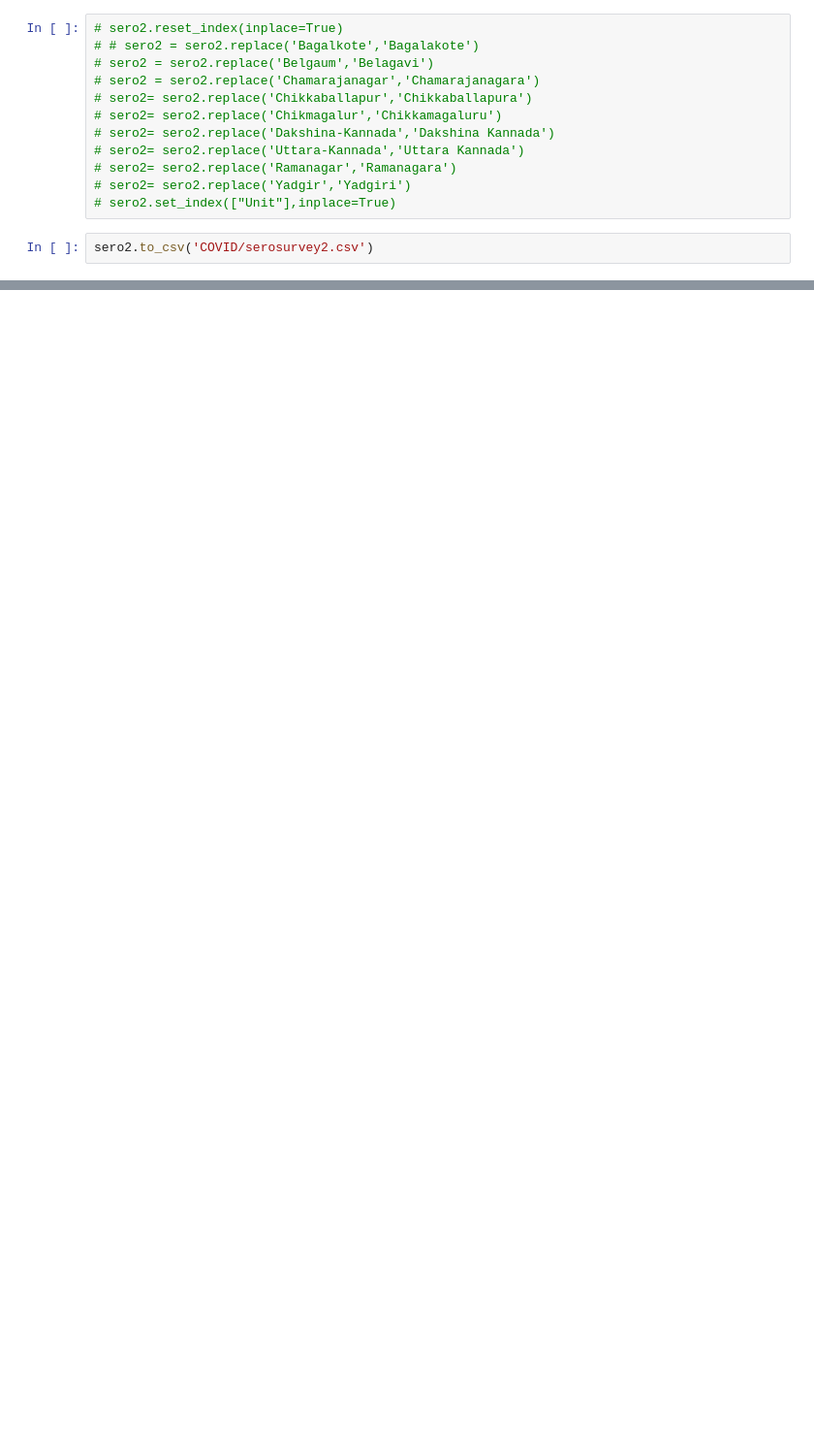
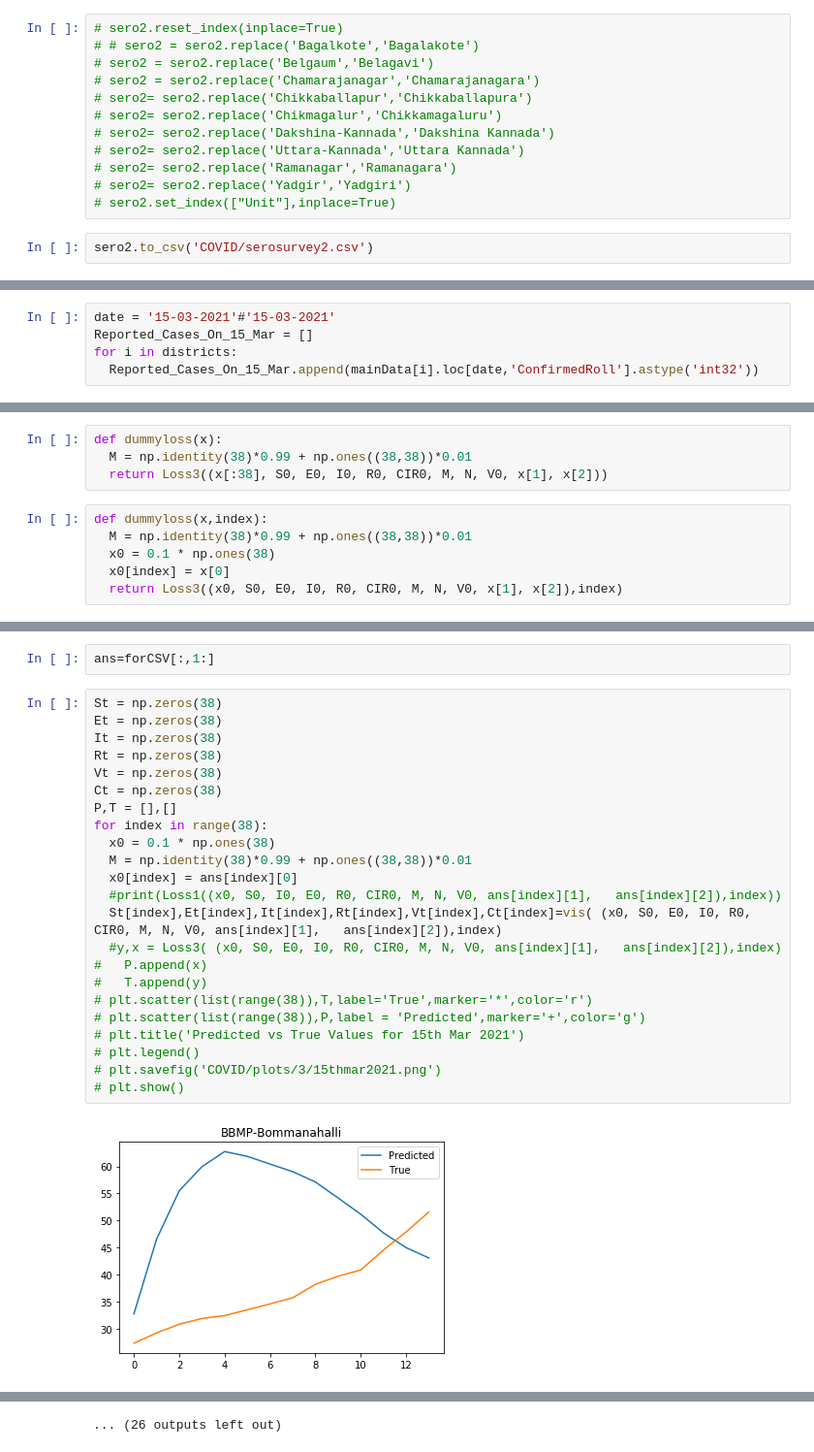
Before and after one commit to abhi1ranjan/covid19-modelling, a Jupyter notebook: covid_Project.ipynb, the cells around one changed output, grey strips where cells are left out. Shown at 97% size. Saved outputs shown, nothing was run; the diff lists cells and outputs as text; blank space fills up the shorter version.

```diff
--- a/covid_Project.ipynb
+++ b/covid_Project.ipynb
@@ -915,0 +1179,5 @@ sero2
+# %%
+date = '15-03-2021'#'15-03-2021'
+Reported_Cases_On_15_Mar = []
+for i in districts:
+  Reported_Cases_On_15_Mar.append(mainData[i].loc[date,'ConfirmedRoll'].astype('int32'))
@@ -915,0 +1292,10 @@ sero2
+# %%
+def dummyloss(x):
+  M = np.identity(38)*0.99 + np.ones((38,38))*0.01
+  return Loss3((x[:38], S0, E0, I0, R0, CIR0, M, N, V0, x[1], x[2]))
+# %%
+def dummyloss(x,index):
+  M = np.identity(38)*0.99 + np.ones((38,38))*0.01
+  x0 = 0.1 * np.ones(38)
+  x0[index] = x[0]
+  return Loss3((x0, S0, E0, I0, R0, CIR0, M, N, V0, x[1], x[2]),index)
@@ -915,0 +1495,27 @@ sero2
+# %%
+ans=forCSV[:,1:]
+# %%
+St = np.zeros(38)
+Et = np.zeros(38)
+It = np.zeros(38)
+Rt = np.zeros(38)
+Vt = np.zeros(38)
+Ct = np.zeros(38)
+P,T = [],[]
+for index in range(38):
+  x0 = 0.1 * np.ones(38)
+  M = np.identity(38)*0.99 + np.ones((38,38))*0.01
+  x0[index] = ans[index][0]
+  #print(Loss1((x0, S0, I0, E0, R0, CIR0, M, N, V0, ans[index][1],   ans[index][2]),index))
+  St[index],Et[index],It[index],Rt[index],Vt[index],Ct[index]=vis( (x0, S0, E0, I0, R0, CIR0, M, N, V0, ans[index][1],   ans[index][2]),index)
+  #y,x = Loss3( (x0, S0, E0, I0, R0, CIR0, M, N, V0, ans[index][1],   ans[index][2]),index)
+#   P.append(x)
+#   T.append(y)
+# plt.scatter(list(range(38)),T,label='True',marker='*',color='r')
+# plt.scatter(list(range(38)),P,label = 'Predicted',marker='+',color='g')
+# plt.title('Predicted vs True Values for 15th Mar 2021')
+# plt.legend()
+# plt.savefig('COVID/plots/3/15thmar2021.png')
+# plt.show()
+# %% [output]
+[figure, added]
@@ -915,0 +1533 @@ sero2
+... (26 outputs left out)
```
Also changed, not shown: parts of 66 cells of this notebook.
